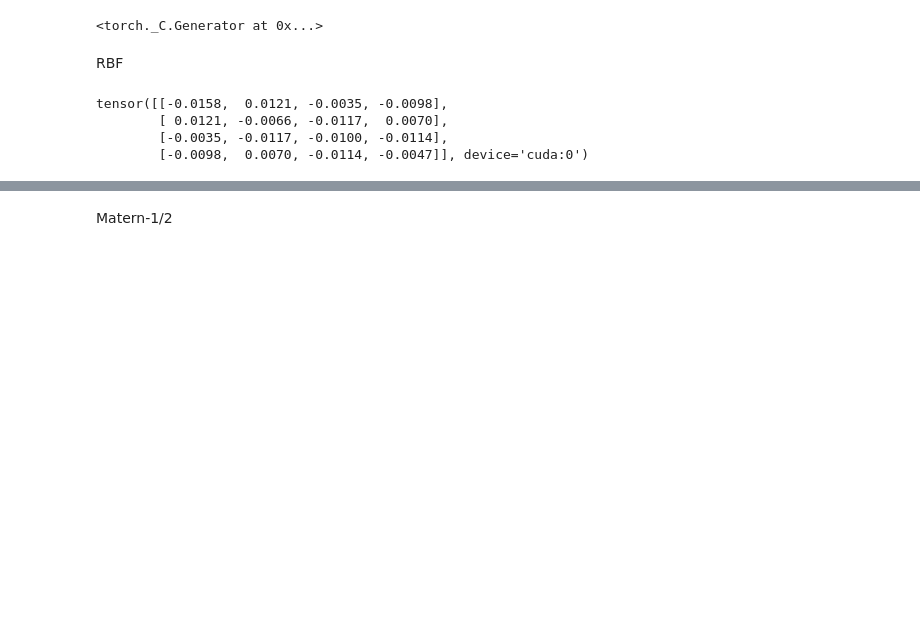
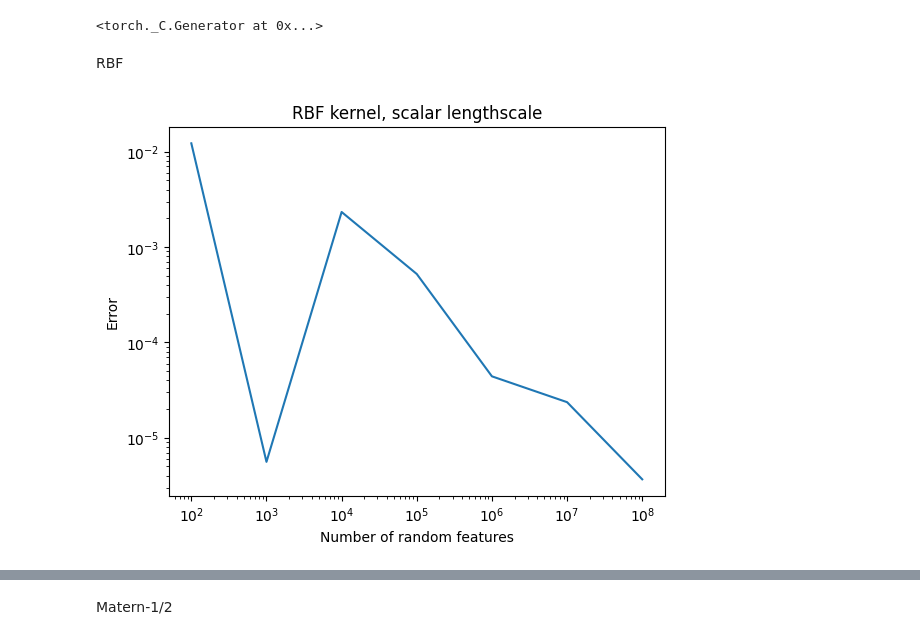
Before and after one commit to pratikrathore8/scalable_gp_inference, a Jupyter notebook: test_random_features.ipynb, the cells around one changed output, grey strips where cells are left out. Drawn from its saved outputs; the diff is of its cells as text; code cells hidden in the pictures; blank space fills up the shorter version.

Commit message:
improve random features notebook

```diff
--- a/test_random_features.ipynb
+++ b/test_random_features.ipynb
@@ -47,9 +41,12 @@ n = 4
 d = 10
 lengthscale_scalar = 0.1
 lengthscale_tensor = torch.tensor([0.1, 0.2, 0.1, 0.2, 0.1, 0.2, 0.1, 0.2, 0.1, 0.2], device=device)
-num_features = 10 ** 4
+num_features_grid = [10 ** 2, 10 ** 3, 10 ** 4, 10 ** 5, 10 ** 6, 10 ** 7, 10 ** 8]
 
 X = torch.randn(n, d, device=device) / (d ** 0.5)
+
+idx1 = 0
+idx2 = 0
 # %%
 def test_rf_fn(kernel_linop_class, rf_fn, X, lengthscale, num_features):
     kernel_linop = kernel_linop_class(X, X, {"lengthscale": lengthscale})
@@ -57,14 +54,34 @@ def test_rf_fn(kernel_linop_class, rf_fn, X, lengthscale, num_features):
     K_rf = rf_fn(X, lengthscale, num_features)
     K_approx = K_rf @ K_rf.T
     return K_true - K_approx
+
+
+def test_rf_fn_grid(kernel_linop_class, rf_fn, X, lengthscale, num_features_grid, n_trials=30, idx1=0, idx2=0):
+    diffs_at_loc = {}
+    for num_features in num_features_grid:
+        diff = 0.0
+        for _ in range(n_trials):
+            K_diff = test_rf_fn(kernel_linop_class, rf_fn, X, lengthscale, num_features)
+            diff += K_diff[idx1, idx2].item()
+        diff /= n_trials
+        diffs_at_loc[num_features] = abs(diff)
+    return diffs_at_loc
+
+
+def plot_diffs(diffs, title):
+    x_vals = np.array(list(diffs.keys()))
+    y_vals = np.abs(np.array(list(diffs.values())))
+    plt.semilogy(x_vals, y_vals)
+    plt.xscale("log")
+    plt.xlabel("Number of random features")
+    plt.ylabel("Error")
+    plt.title(title)
+    plt.show()
 # %% [markdown]
 RBF
 # %%
-diff = test_rf_fn(RBFLinOp, rbf_random_features, X, lengthscale_scalar, num_features)
-print(diff)
+diffs_00 = test_rf_fn_grid(RBFLinOp, rbf_random_features, X, lengthscale_scalar, num_features_grid, idx1=idx1, idx2=idx2)
+plot_diffs(diffs_00, "RBF kernel, scalar lengthscale")
 # %% [output]
-tensor([[-0.0158,  0.0121, -0.0035, -0.0098],
-        [ 0.0121, -0.0066, -0.0117,  0.0070],
-        [-0.0035, -0.0117, -0.0100, -0.0114],
-        [-0.0098,  0.0070, -0.0114, -0.0047]], device='cuda:0')
+[figure, added]
 # %%
```
Also changed, not shown: parts of 10 cells of this notebook.
